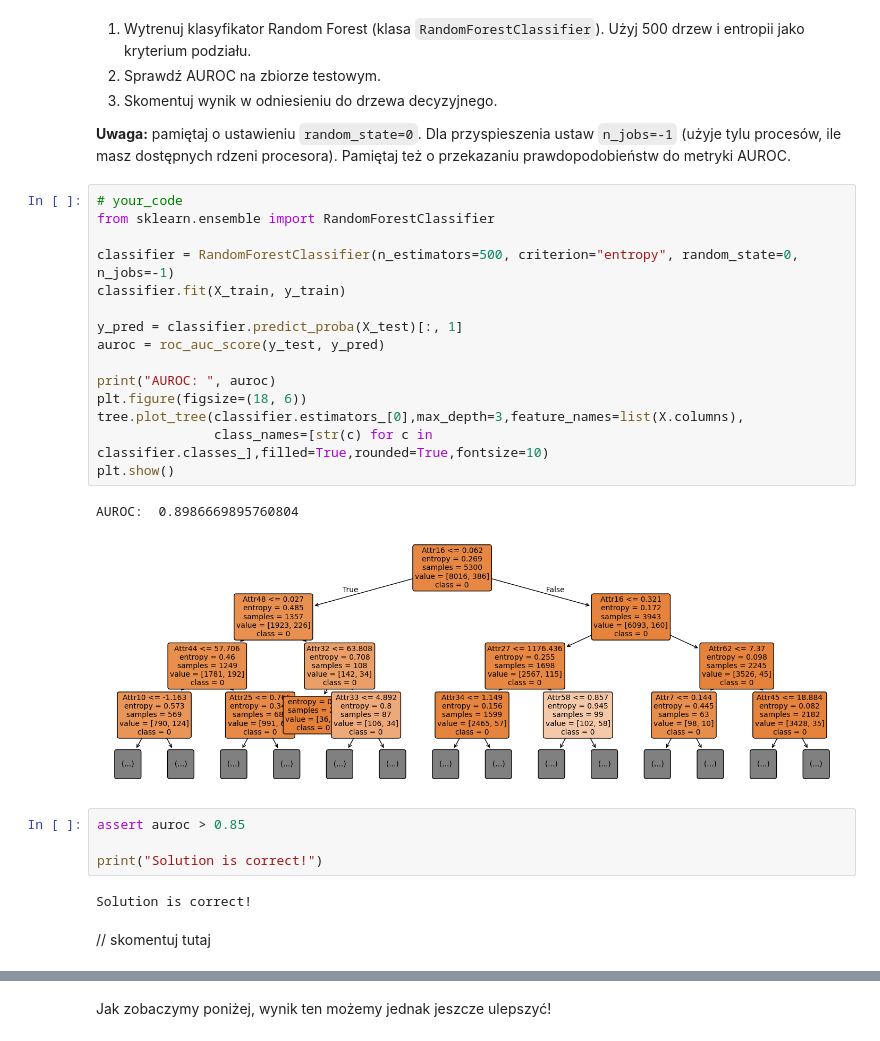
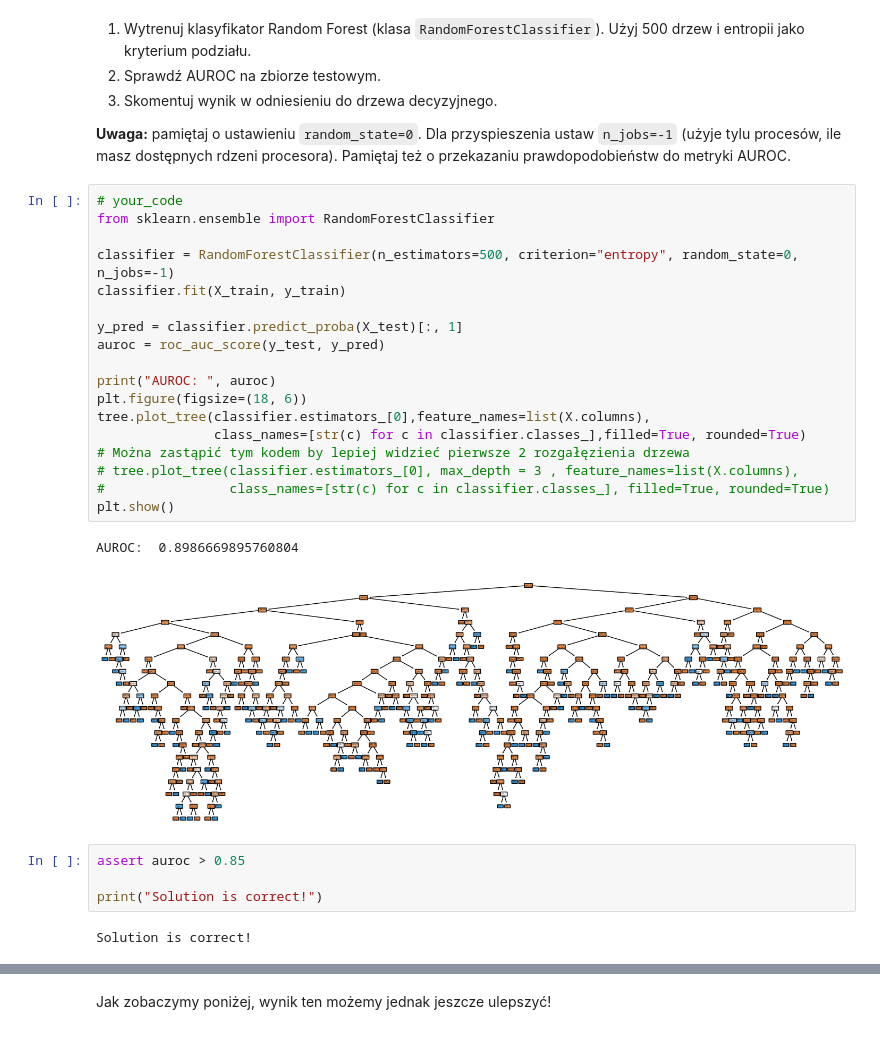
Before and after one commit to mateunow/sztuczna-inteligencja, a Jupyter notebook: lab2/lab_2.ipynb, the cells around one changed output, grey strips where cells are left out. Drawn from its saved outputs; the diff is of its cells as text.

```diff
--- a/lab2/lab_2.ipynb
+++ b/lab2/lab_2.ipynb
@@ -310,26 +313,27 @@ Głębsze wytłumaczenie, z interaktywnymi wizualizacjami, można znaleźć [tut
 # %%
 # your_code
 from sklearn.ensemble import RandomForestClassifier
 
 classifier = RandomForestClassifier(n_estimators=500, criterion="entropy", random_state=0, n_jobs=-1)
 classifier.fit(X_train, y_train)
 
 y_pred = classifier.predict_proba(X_test)[:, 1]
 auroc = roc_auc_score(y_test, y_pred)
 
 print("AUROC: ", auroc)
 plt.figure(figsize=(18, 6))
-tree.plot_tree(classifier.estimators_[0],max_depth=3,feature_names=list(X.columns),
-               class_names=[str(c) for c in classifier.classes_],filled=True,rounded=True,fontsize=10)
+tree.plot_tree(classifier.estimators_[0],feature_names=list(X.columns),
+               class_names=[str(c) for c in classifier.classes_],filled=True, rounded=True)
+# Można zastąpić tym kodem by lepiej widzieć pierwsze 2 rozgałęzienia drzewa
+# tree.plot_tree(classifier.estimators_[0], max_depth = 3 , feature_names=list(X.columns),
+#                class_names=[str(c) for c in classifier.classes_], filled=True, rounded=True)
 plt.show()
 # %% [output]
 AUROC:  0.8986669895760804
-[figure, old version]
+[figure, new version]
 # %%
 assert auroc > 0.85
 
 print("Solution is correct!")
 # %% [output]
 Solution is correct!
-# %% [markdown]
-// skomentuj tutaj
```
Also changed, not shown: parts of 7 cells of this notebook.
